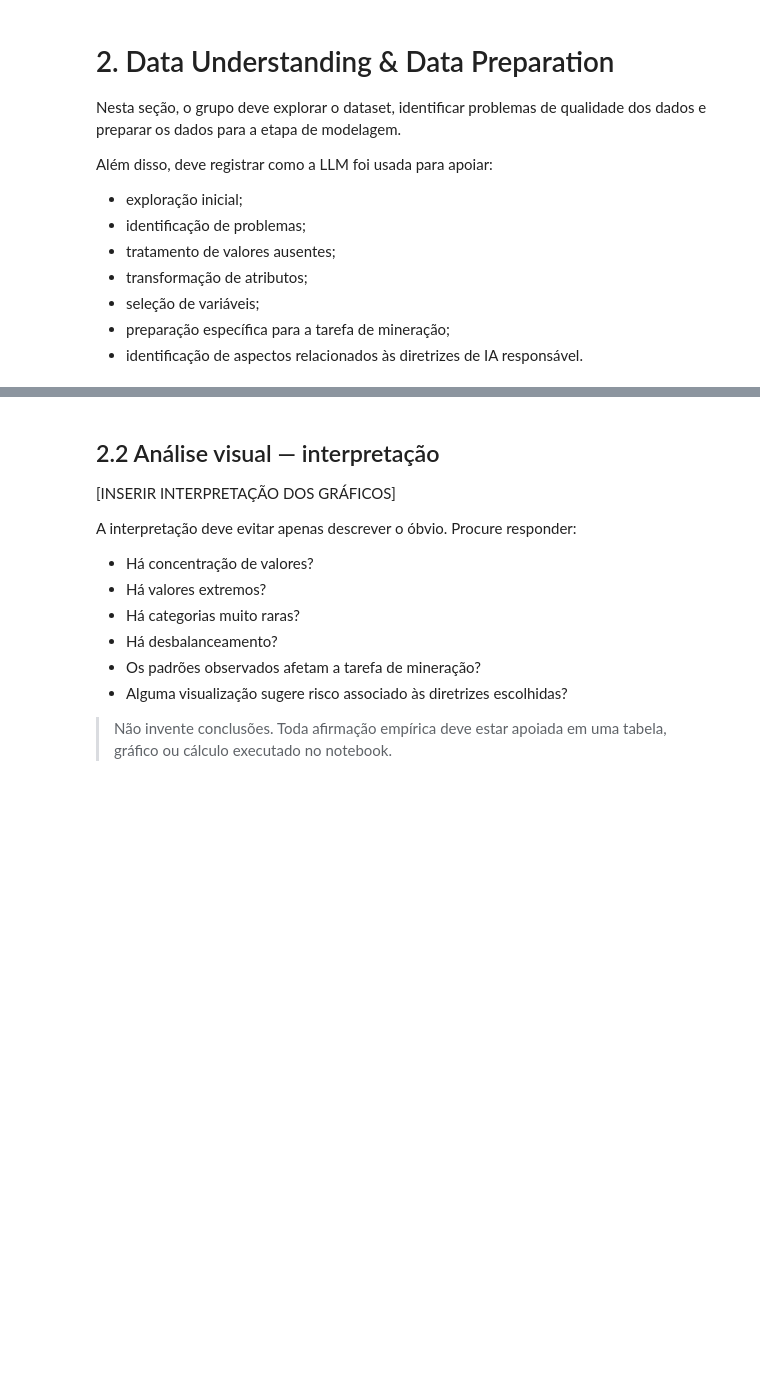
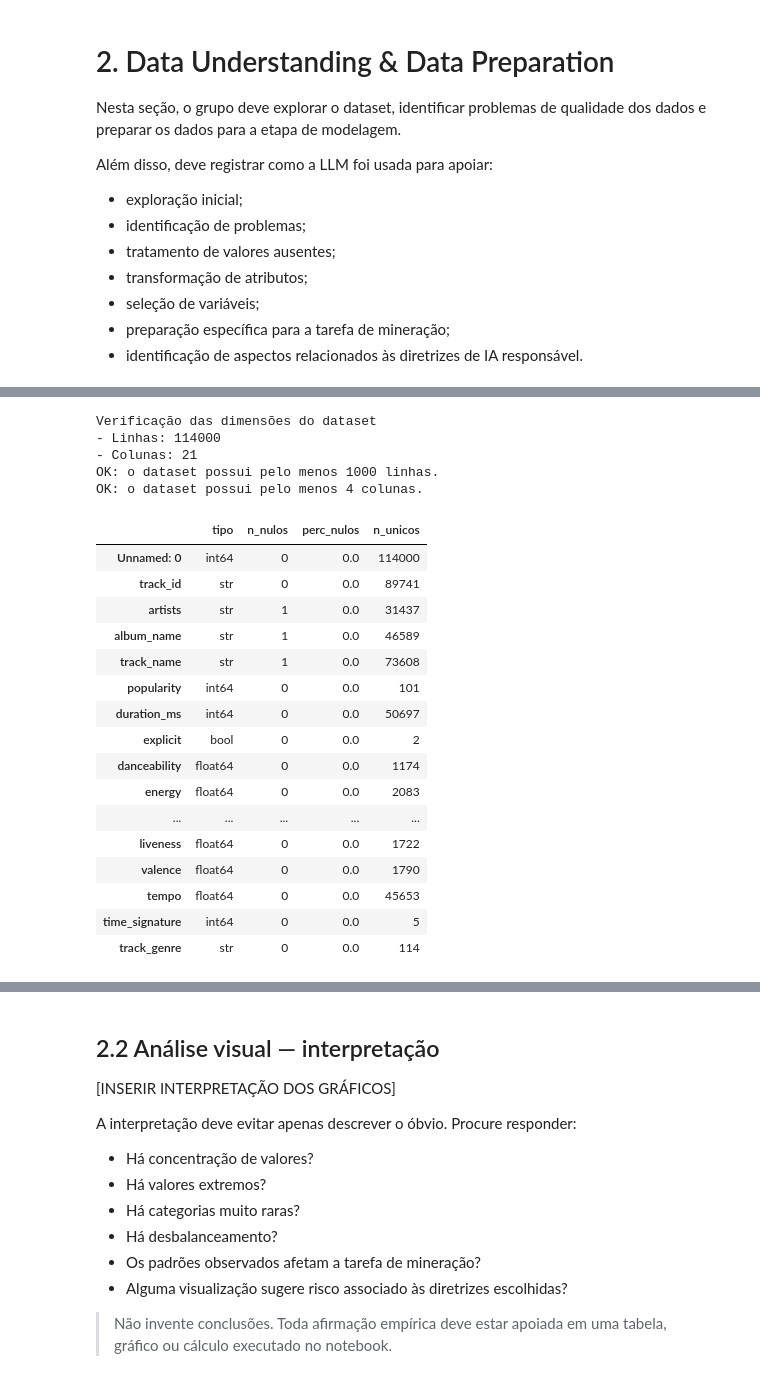
Before and after one commit to carolinabarcellos/TP-2-Mineracao, a Jupyter notebook: TP2_Fase2_Grupo1.ipynb, the cells around one changed output, grey strips where cells are left out. Cells and saved outputs as stored; diff of their text form; code cells hidden in the pictures; blank space fills up the shorter version.

```diff
--- a/TP2_Fase2_Grupo1.ipynb
+++ b/TP2_Fase2_Grupo1.ipynb
@@ -381,25 +395,49 @@ def verificar_restricoes_dataset(df: pd.DataFrame) -> None:
         print("OK: o dataset possui pelo menos 4 colunas.")
 
 # Executar após carregar o dataset:
-# verificar_restricoes_dataset(df)
+verificar_restricoes_dataset(df)
+# %% [output]
+Verificação das dimensões do dataset
+- Linhas: 114000
+- Colunas: 21
+OK: o dataset possui pelo menos 1000 linhas.
+OK: o dataset possui pelo menos 4 colunas.
 # %%
 # Exploração inicial
 # Esta célula gera uma visão geral do dataset.
 # O grupo deve interpretar os resultados em uma célula Markdown logo abaixo.
 
 def resumo_inicial(df: pd.DataFrame) -> pd.DataFrame:
     resumo = pd.DataFrame({
         "tipo": df.dtypes.astype(str),
         "n_nulos": df.isna().sum(),
         "perc_nulos": (df.isna().mean() * 100).round(2),
         "n_unicos": df.nunique(dropna=True)
     })
 
     return resumo.sort_values(by="perc_nulos", ascending=False)
 
 # Exemplo de uso:
-# resumo = resumo_inicial(df)
-# display(resumo)
+resumo = resumo_inicial(df)
+display(resumo)
+# %% [output]
+|  | tipo | n_nulos | perc_nulos | n_unicos |
+| Unnamed: 0 | int64 | 0 | 0.0 | 114000 |
+| track_id | str | 0 | 0.0 | 89741 |
+| artists | str | 1 | 0.0 | 31437 |
+| album_name | str | 1 | 0.0 | 46589 |
+| track_name | str | 1 | 0.0 | 73608 |
+| popularity | int64 | 0 | 0.0 | 101 |
+| duration_ms | int64 | 0 | 0.0 | 50697 |
+| explicit | bool | 0 | 0.0 | 2 |
+| danceability | float64 | 0 | 0.0 | 1174 |
+| energy | float64 | 0 | 0.0 | 2083 |
+| ... | ... | ... | ... | ... |
+| liveness | float64 | 0 | 0.0 | 1722 |
+| valence | float64 | 0 | 0.0 | 1790 |
+| tempo | float64 | 0 | 0.0 | 45653 |
+| time_signature | int64 | 0 | 0.0 | 5 |
+| track_genre | str | 0 | 0.0 | 114 |
 # %%
 # Estatísticas descritivas
 # O objetivo é separar análise de variáveis numéricas e categóricas.
```
Also changed, not shown: parts of 18 cells of this notebook.
